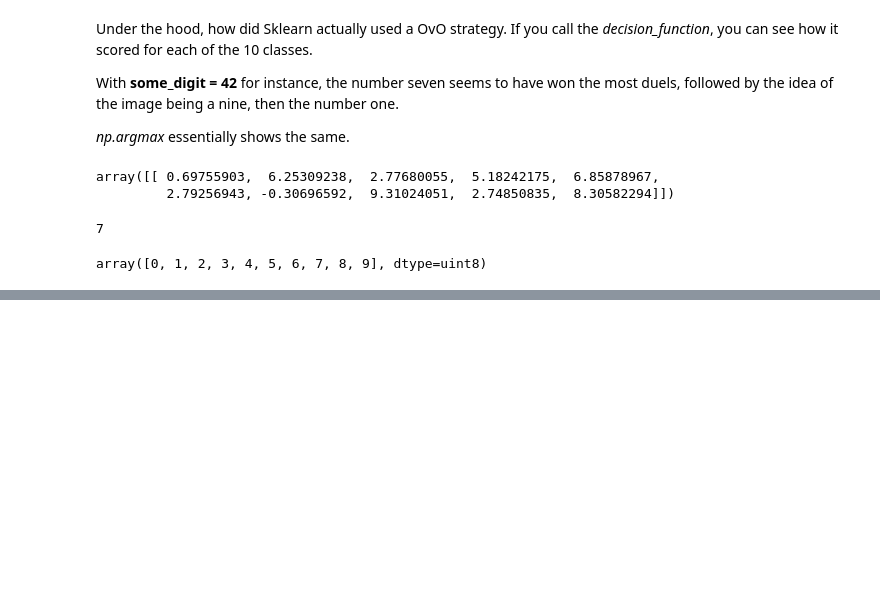
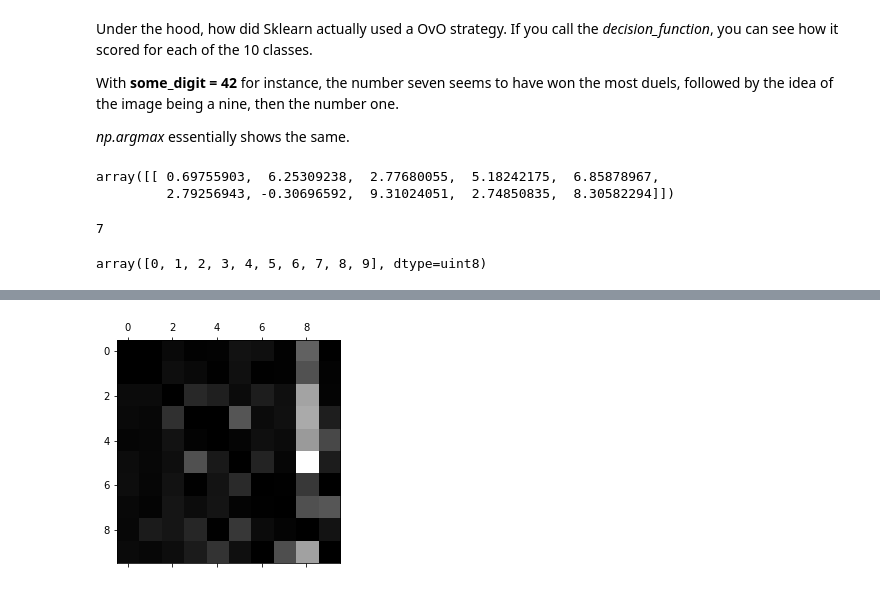
Before and after one commit to dnmorris7/O-Reilly_Handwriting_Analysis, a Jupyter notebook: O'Reilly_Handwriting_Analysis.ipynb, the cells around one changed output, grey strips where cells are left out. Drawn from its saved outputs; the diff is of its cells as text; code cells hidden in the pictures; blank space fills up the shorter version.

```diff
--- a/O'Reilly_Handwriting_Analysis.ipynb
+++ b/O'Reilly_Handwriting_Analysis.ipynb
@@ -447,0 +544,6 @@ array([0, 1, 2, 3, 4, 5, 6, 7, 8, 9], dtype=uint8)
+# %%
+np.fill_diagonal(norm_conf_mx, 0)
+plt.matshow(norm_conf_mx, cmap=plt.cm.gray)
+plt.show()
+# %% [output]
+[figure, added]
```
Also changed, not shown: parts of 25 cells of this notebook.
